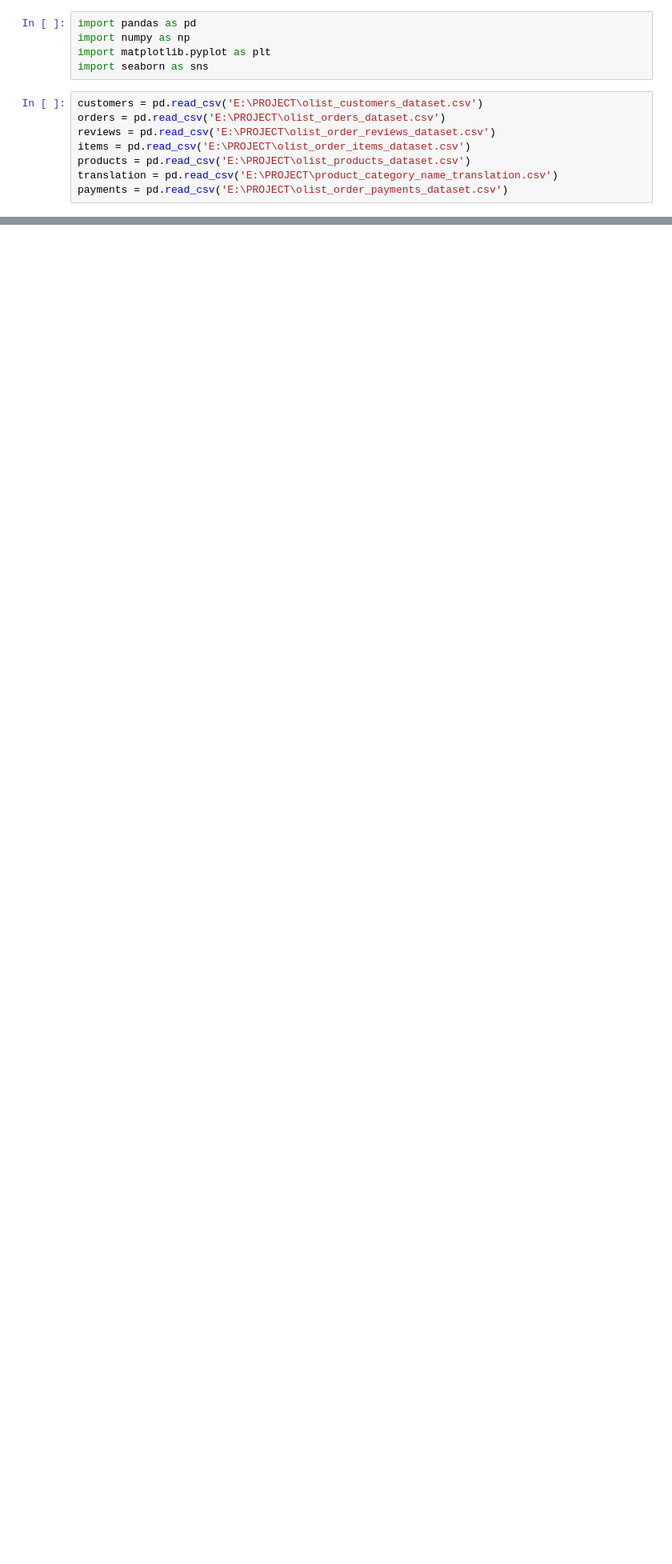
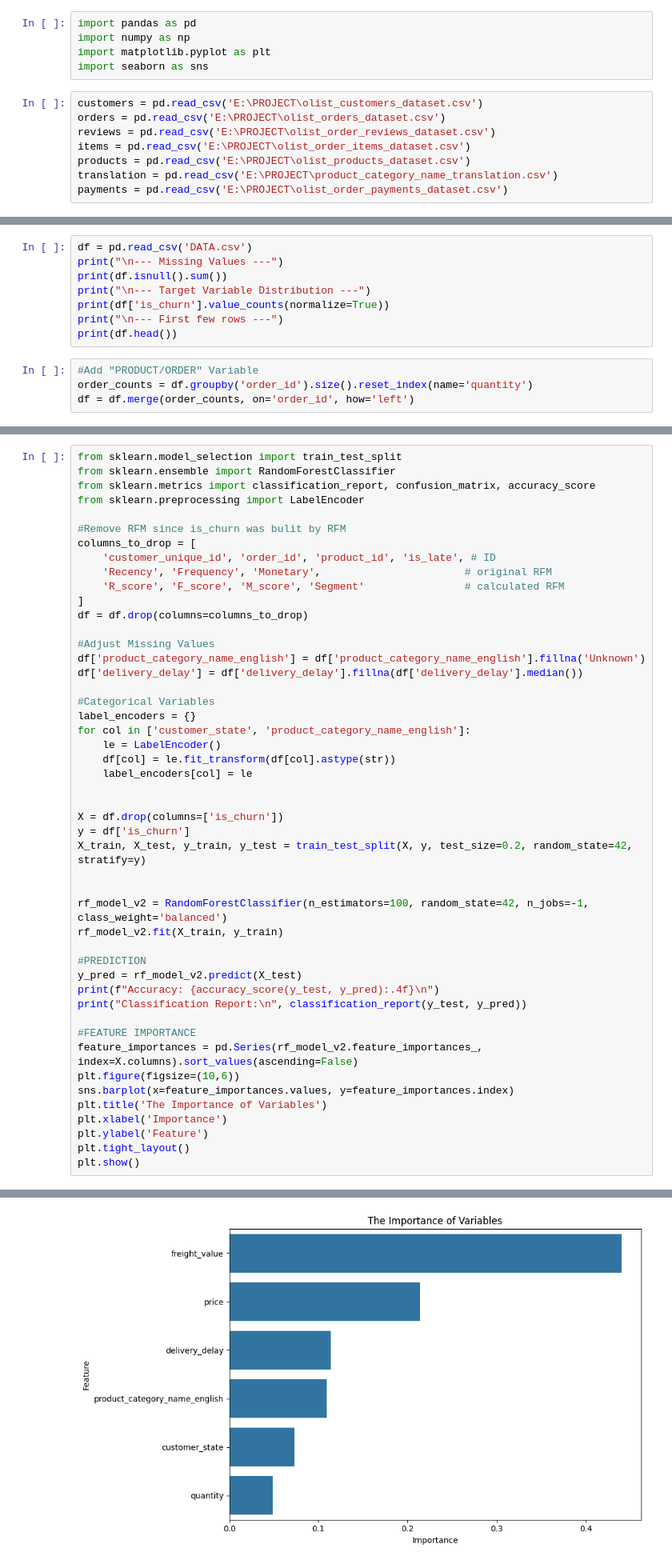
Before and after one commit to truongphuclam2007/PROJECT, a Jupyter notebook: ANALYSE.ipynb, the cells around one changed output, grey strips where cells are left out. Shown at 80% size. Cells and saved outputs as stored; diff of their text form; blank space fills up the shorter version.

```diff
--- a/ANALYSE.ipynb
+++ b/ANALYSE.ipynb
@@ -123,0 +160,12 @@ plt.show()
+# %%
+df = pd.read_csv('DATA.csv')
+print("\n--- Missing Values ---")
+print(df.isnull().sum())
+print("\n--- Target Variable Distribution ---")
+print(df['is_churn'].value_counts(normalize=True))
+print("\n--- First few rows ---")
+print(df.head())
+# %%
+#Add "PRODUCT/ORDER" Variable
+order_counts = df.groupby('order_id').size().reset_index(name='quantity')
+df = df.merge(order_counts, on='order_id', how='left')
@@ -123,0 +174,49 @@ plt.show()
+# %%
+from sklearn.model_selection import train_test_split
+from sklearn.ensemble import RandomForestClassifier
+from sklearn.metrics import classification_report, confusion_matrix, accuracy_score
+from sklearn.preprocessing import LabelEncoder
+
+#Remove RFM since is_churn was bulit by RFM
+columns_to_drop = [
+    'customer_unique_id', 'order_id', 'product_id', 'is_late', # ID
+    'Recency', 'Frequency', 'Monetary',                       # original RFM
+    'R_score', 'F_score', 'M_score', 'Segment'                # calculated RFM
+]
+df = df.drop(columns=columns_to_drop)
+
+#Adjust Missing Values
+df['product_category_name_english'] = df['product_category_name_english'].fillna('Unknown')
+df['delivery_delay'] = df['delivery_delay'].fillna(df['delivery_delay'].median())
+
+#Categorical Variables
+label_encoders = {}
+for col in ['customer_state', 'product_category_name_english']:
+    le = LabelEncoder()
+    df[col] = le.fit_transform(df[col].astype(str))
+    label_encoders[col] = le
+
+
+X = df.drop(columns=['is_churn'])
+y = df['is_churn']
+X_train, X_test, y_train, y_test = train_test_split(X, y, test_size=0.2, random_state=42, stratify=y)
+
+
+rf_model_v2 = RandomForestClassifier(n_estimators=100, random_state=42, n_jobs=-1, class_weight='balanced')
+rf_model_v2.fit(X_train, y_train)
+
+#PREDICTION
+y_pred = rf_model_v2.predict(X_test)
+print(f"Accuracy: {accuracy_score(y_test, y_pred):.4f}\n")
+print("Classification Report:\n", classification_report(y_test, y_pred))
+
+#FEATURE IMPORTANCE
+feature_importances = pd.Series(rf_model_v2.feature_importances_, index=X.columns).sort_values(ascending=False)
+plt.figure(figsize=(10,6))
+sns.barplot(x=feature_importances.values, y=feature_importances.index)
+plt.title('The Importance of Variables')
+plt.xlabel('Importance')
+plt.ylabel('Feature')
+plt.tight_layout()
+plt.show()
+# %% [output]
@@ -123,0 +234 @@ plt.show()
+[figure, added]
```
Also changed, not shown: parts of 17 cells of this notebook.
